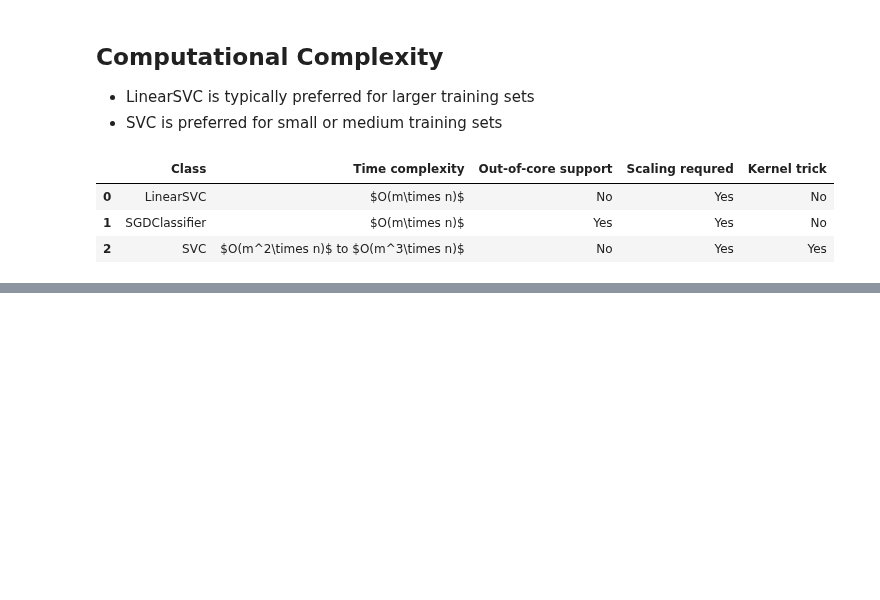
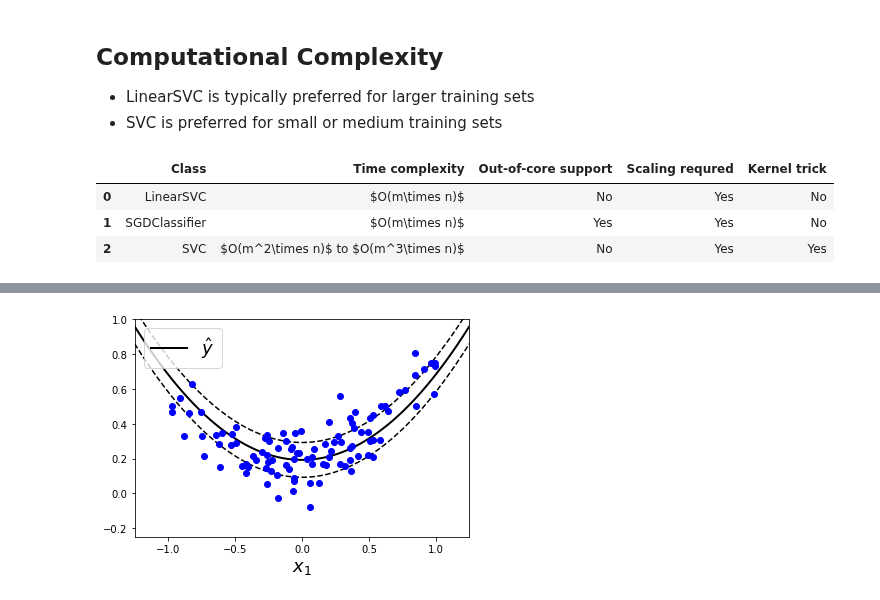
Before and after one commit to codywill/ml-sandbox, a Jupyter notebook: hands-on/Chapter 5 - Support Vector Machines.ipynb, the cells around one changed output, grey strips where cells are left out. Drawn from its saved outputs; the diff is of its cells as text; code cells hidden in the pictures; blank space fills up the shorter version.

```diff
--- a/hands-on/Chapter 5 - Support Vector Machines.ipynb
+++ b/hands-on/Chapter 5 - Support Vector Machines.ipynb
@@ -324,0 +373,4 @@ pd.read_csv(compared)
+# %%
+plot_svm_regression(svm_poly_reg, X, y, [-1.25, 1.25, -0.25, 1.0])
+# %% [output]
+[figure, added]
```
Also changed, not shown: parts of 18 cells of this notebook.
